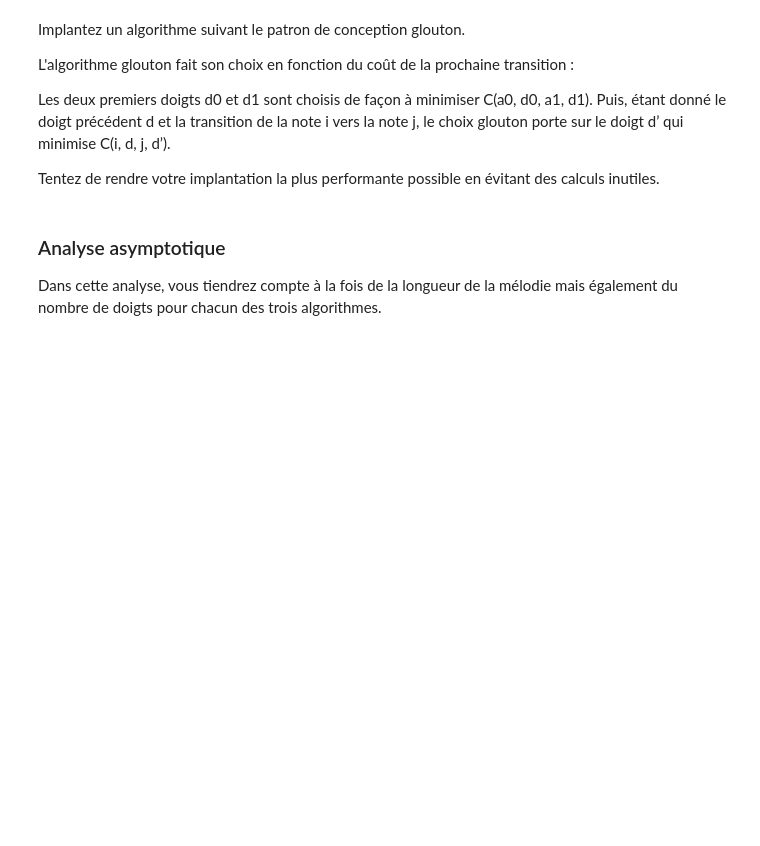
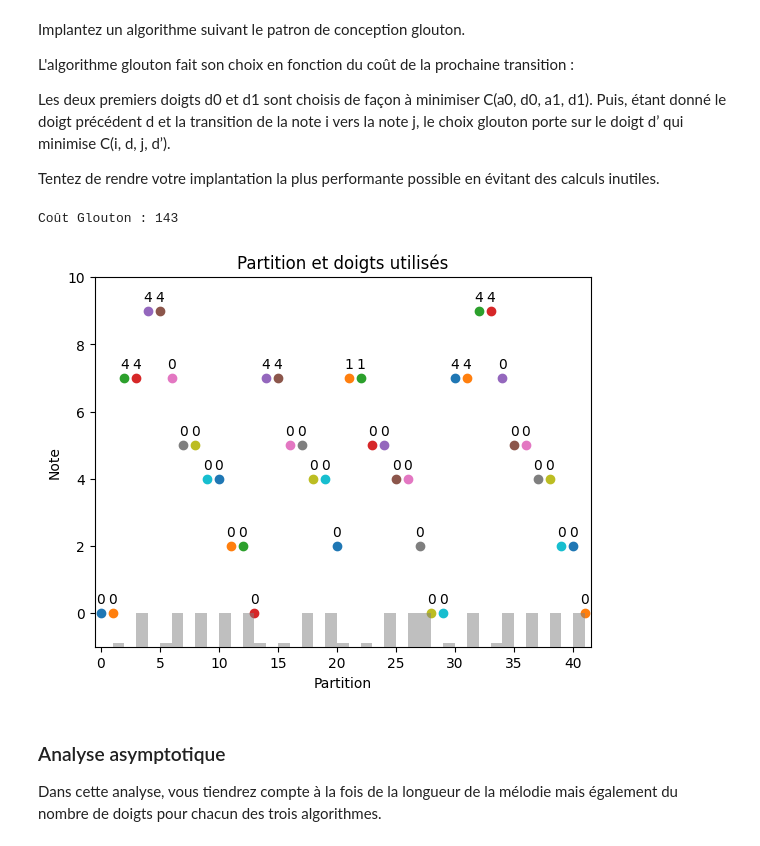
Before and after one commit to simden012/INF8775_Labs, a Jupyter notebook: TP2/TP2-H24.ipynb, the cells around one changed output. Saved outputs shown, nothing was run; the diff lists cells and outputs as text; code cells hidden in the pictures; blank space fills up the shorter version.

Commit message:
feat: algo glouton

```diff
--- a/TP2/TP2-H24.ipynb
+++ b/TP2/TP2-H24.ipynb
@@ -278,13 +278,26 @@ minimise C(i, d, j, d’).
 
 Tentez de rendre votre implantation la plus performante possible en évitant des calculs inutiles.
 # %%
+import sys
 def glouton(partition):
-    solution = [0 for i in range(len(partition))]
+    solution = [0]
+    for i in range(1, len(partition)):
+        smallest_cost = sys.maxsize
+        next_finger = solution[i-1]
+        for j in range(D):
+            next_finger_cost = costs[partition[i-1], solution[i-1], partition[i], j]
+            if next_finger_cost < smallest_cost:
+                smallest_cost = next_finger_cost
+                next_finger = j
+        solution.append(next_finger)
     return solution
-
+# return costs[prevNotes, prevFingers, nextNotes, nextFingers]
 solutionGlouton = glouton(partition)
 print("Coût Glouton :", getTotalCost(costs, partition, solutionGlouton))
 visualize_solution(costs, partition, solutionGlouton)
+# %% [output]
+Coût Glouton : 143
+[figure, added]
 # %% [markdown]
 ### Analyse asymptotique
 
```
Also changed, not shown: parts of 2 cells of this notebook.
